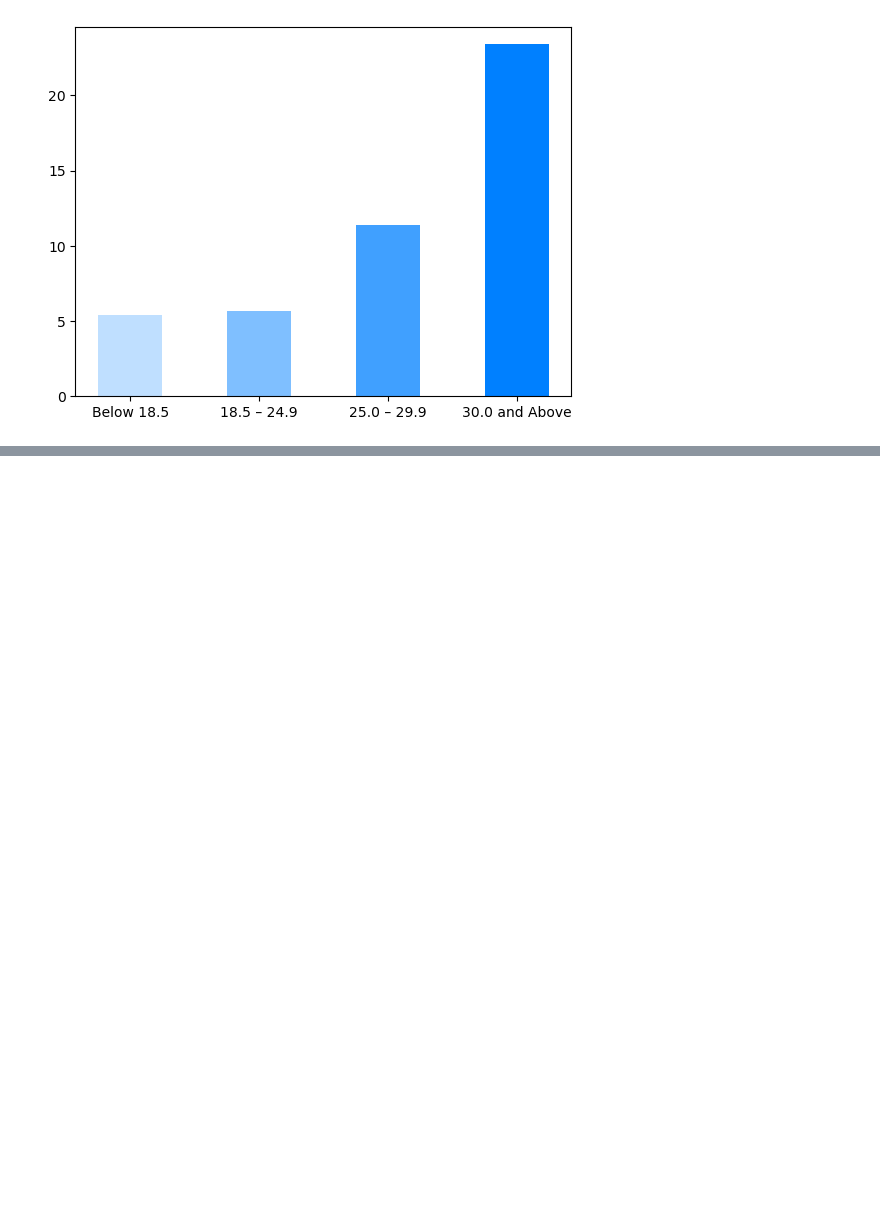
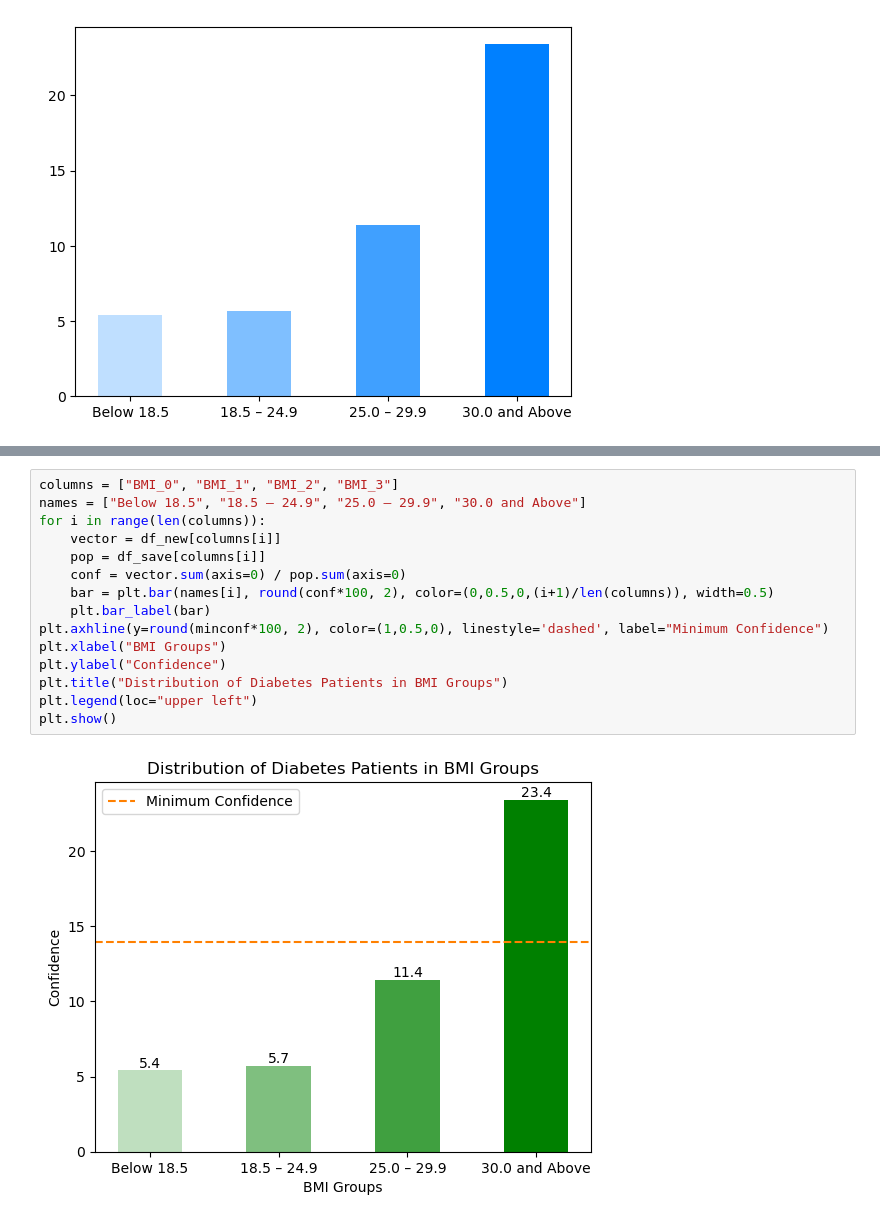
Before and after one commit to amirrezasokhankhosh/Big-data-analysis-for-diabetes, a Jupyter notebook: viper.ipynb, the cells around one changed output, grey strips where cells are left out. Drawn from its saved outputs; the diff is of its cells as text; blank space fills up the shorter version.

```diff
--- a/viper.ipynb
+++ b/viper.ipynb
@@ -123,3 +147,20 @@ for i in range(len(columns)):
+# %%
+columns = ["BMI_0", "BMI_1", "BMI_2", "BMI_3"]
+names = ["Below 18.5", "18.5 – 24.9", "25.0 – 29.9", "30.0 and Above"]
+for i in range(len(columns)):
+    vector = df_new[columns[i]]
+    pop = df_save[columns[i]]
+    conf = vector.sum(axis=0) / pop.sum(axis=0)
+    bar = plt.bar(names[i], round(conf*100, 2), color=(0,0.5,0,(i+1)/len(columns)), width=0.5)
+    plt.bar_label(bar)
+plt.axhline(y=round(minconf*100, 2), color=(1,0.5,0), linestyle='dashed', label="Minimum Confidence")
+plt.xlabel("BMI Groups")
+plt.ylabel("Confidence")
+plt.title("Distribution of Diabetes Patients in BMI Groups")
+plt.legend(loc="upper left")
+plt.show()
+# %% [output]
+[figure, added]
 # %%
 ages = list(df["Age"].unique())
 names = ["18 to 24", "25 to 29", "30 to 34", "35 to 39", "40 to 44", "45 to 49",
```
Also changed, not shown: parts of 12 cells of this notebook, 8 other files.
